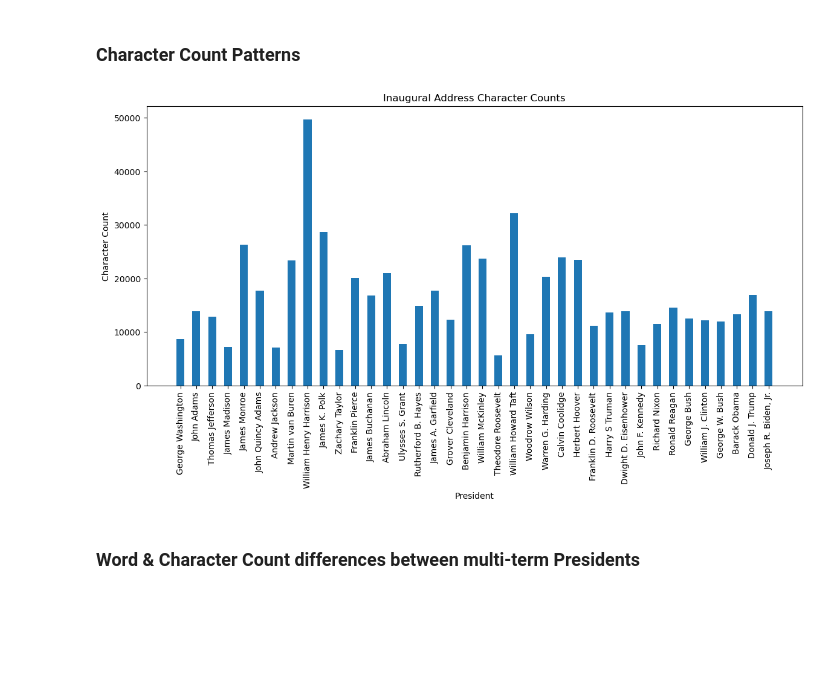
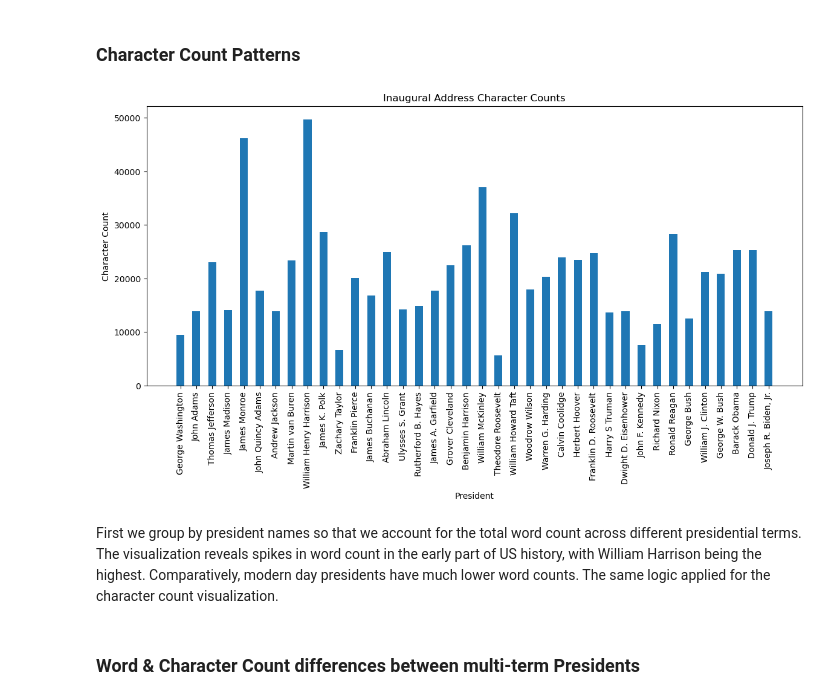
Before and after one commit to UCB-stat-159-f25/final-group19, a Jupyter notebook: part1.ipynb, the cells around one changed output. Drawn from its saved outputs; the diff is of its cells as text; code cells hidden in the pictures; blank space fills up the shorter version.

```diff
--- a/part1.ipynb
+++ b/part1.ipynb
@@ -34,8 +36,10 @@ data.head()
 # %% [markdown]
 ### Word Count Patterns
 # %%
+data_grouped = data[["president_name", "word count", "character count"]].groupby("president_name", sort=False).agg("sum").reset_index()
+
 plt.figure(figsize=(14, 6))
-plt.bar(data["president_name"], data["word count"], width=0.5)
+plt.bar(data_grouped["president_name"], data_grouped["word count"], width=0.5)
 plt.title("Inaugural Address Word Counts")
 plt.xlabel("President")
 plt.ylabel("Word Count")
@@ -49,11 +51,11 @@ plt.show()
 ### Character Count Patterns
 # %%
 plt.figure(figsize=(14, 6))
-plt.bar(data["president_name"], data["character count"], width=0.5)
+plt.bar(data_grouped["president_name"], data_grouped["character count"], width=0.5)
 plt.title("Inaugural Address Character Counts")
 plt.xlabel("President")
 plt.ylabel("Character Count")
 plt.xticks(rotation=90)
 plt.show()
 # %% [output]
-[figure, old version]
+[figure, new version]
@@ -62,3 +62,5 @@ plt.show()
+# %% [markdown]
+First we group by president names so that we account for the total word count across different presidential terms. The visualization reveals spikes in word count in the early part of US history, with William Harrison being the highest. Comparatively, modern day presidents have much lower word counts. The same logic applied for the character count visualization.
 # %% [markdown]
 ### Word & Character Count differences between multi-term Presidents
 # %%
```
Also changed, not shown: parts of 11 cells of this notebook.
